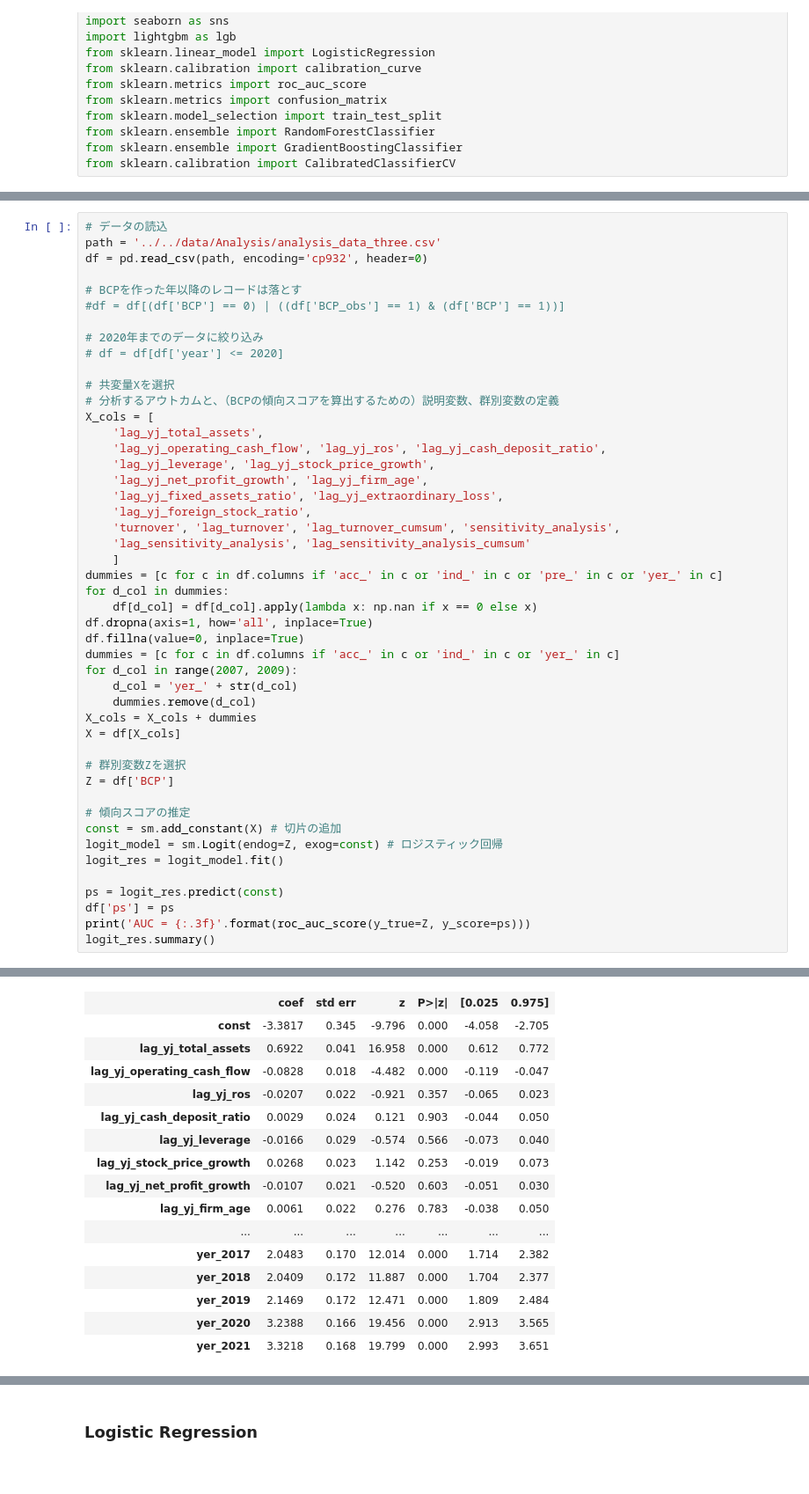
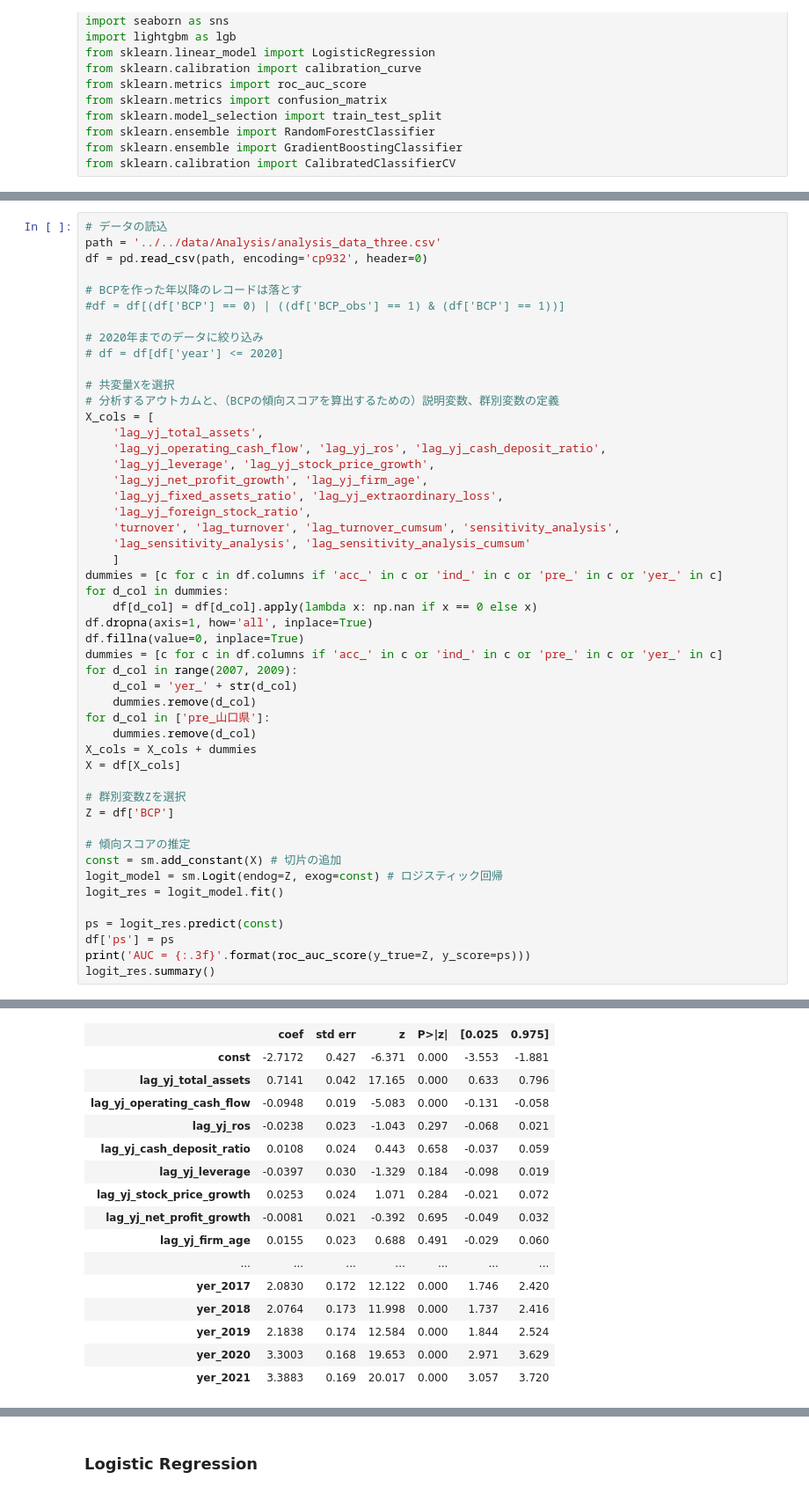
Before and after one commit to koecihtio/WorkShop, a Jupyter notebook: Analysis/propensity_score.ipynb, the cells around one changed output, grey strips where cells are left out. Shown: that part at 88% size. Saved outputs shown, nothing was run; the diff lists cells and outputs as text.

```diff
--- a/Analysis/propensity_score.ipynb
+++ b/Analysis/propensity_score.ipynb
@@ -63,9 +63,11 @@ for d_col in dummies:
     df[d_col] = df[d_col].apply(lambda x: np.nan if x == 0 else x)
 df.dropna(axis=1, how='all', inplace=True)
 df.fillna(value=0, inplace=True)
-dummies = [c for c in df.columns if 'acc_' in c or 'ind_' in c or 'yer_' in c]
+dummies = [c for c in df.columns if 'acc_' in c or 'ind_' in c or 'pre_' in c or 'yer_' in c]
 for d_col in range(2007, 2009):
     d_col = 'yer_' + str(d_col)
+    dummies.remove(d_col)
+for d_col in ['pre_山口県']:
     dummies.remove(d_col)
 X_cols = X_cols + dummies
 X = df[X_cols]
@@ -97,20 +99,20 @@ Logit Regression Results
 | Covariance Type: | nonrobust | LLR p-value: | 0.000 |
 |  | coef | std err | z | P>|z| | [0.025 | 0.975] |
-| const | -3.3817 | 0.345 | -9.796 | 0.000 | -4.058 | -2.705 |
-| lag_yj_total_assets | 0.6922 | 0.041 | 16.958 | 0.000 | 0.612 | 0.772 |
-| lag_yj_operating_cash_flow | -0.0828 | 0.018 | -4.482 | 0.000 | -0.119 | -0.047 |
-| lag_yj_ros | -0.0207 | 0.022 | -0.921 | 0.357 | -0.065 | 0.023 |
-| lag_yj_cash_deposit_ratio | 0.0029 | 0.024 | 0.121 | 0.903 | -0.044 | 0.050 |
-| lag_yj_leverage | -0.0166 | 0.029 | -0.574 | 0.566 | -0.073 | 0.040 |
-| lag_yj_stock_price_growth | 0.0268 | 0.023 | 1.142 | 0.253 | -0.019 | 0.073 |
-| lag_yj_net_profit_growth | -0.0107 | 0.021 | -0.520 | 0.603 | -0.051 | 0.030 |
-| lag_yj_firm_age | 0.0061 | 0.022 | 0.276 | 0.783 | -0.038 | 0.050 |
+| const | -2.7172 | 0.427 | -6.371 | 0.000 | -3.553 | -1.881 |
+| lag_yj_total_assets | 0.7141 | 0.042 | 17.165 | 0.000 | 0.633 | 0.796 |
+| lag_yj_operating_cash_flow | -0.0948 | 0.019 | -5.083 | 0.000 | -0.131 | -0.058 |
+| lag_yj_ros | -0.0238 | 0.023 | -1.043 | 0.297 | -0.068 | 0.021 |
+| lag_yj_cash_deposit_ratio | 0.0108 | 0.024 | 0.443 | 0.658 | -0.037 | 0.059 |
+| lag_yj_leverage | -0.0397 | 0.030 | -1.329 | 0.184 | -0.098 | 0.019 |
+| lag_yj_stock_price_growth | 0.0253 | 0.024 | 1.071 | 0.284 | -0.021 | 0.072 |
+| lag_yj_net_profit_growth | -0.0081 | 0.021 | -0.392 | 0.695 | -0.049 | 0.032 |
+| lag_yj_firm_age | 0.0155 | 0.023 | 0.688 | 0.491 | -0.029 | 0.060 |
 | ... | ... | ... | ... | ... | ... | ... |
-| yer_2017 | 2.0483 | 0.170 | 12.014 | 0.000 | 1.714 | 2.382 |
-| yer_2018 | 2.0409 | 0.172 | 11.887 | 0.000 | 1.704 | 2.377 |
-| yer_2019 | 2.1469 | 0.172 | 12.471 | 0.000 | 1.809 | 2.484 |
-| yer_2020 | 3.2388 | 0.166 | 19.456 | 0.000 | 2.913 | 3.565 |
-| yer_2021 | 3.3218 | 0.168 | 19.799 | 0.000 | 2.993 | 3.651 |
+| yer_2017 | 2.0830 | 0.172 | 12.122 | 0.000 | 1.746 | 2.420 |
+| yer_2018 | 2.0764 | 0.173 | 11.998 | 0.000 | 1.737 | 2.416 |
+| yer_2019 | 2.1838 | 0.174 | 12.584 | 0.000 | 1.844 | 2.524 |
+| yer_2020 | 3.3003 | 0.168 | 19.653 | 0.000 | 2.971 | 3.629 |
+| yer_2021 | 3.3883 | 0.169 | 20.017 | 0.000 | 3.057 | 3.720 |
 # %%
 # 傾向スコアの分布を確認
 ps_dist = df.loc[(0 <= df['ps']) & (df['ps'] <= 1) & (df['year'] == 2021), ['ps', 'BCP']]
```
Also changed, not shown: parts of 6 cells of this notebook.
